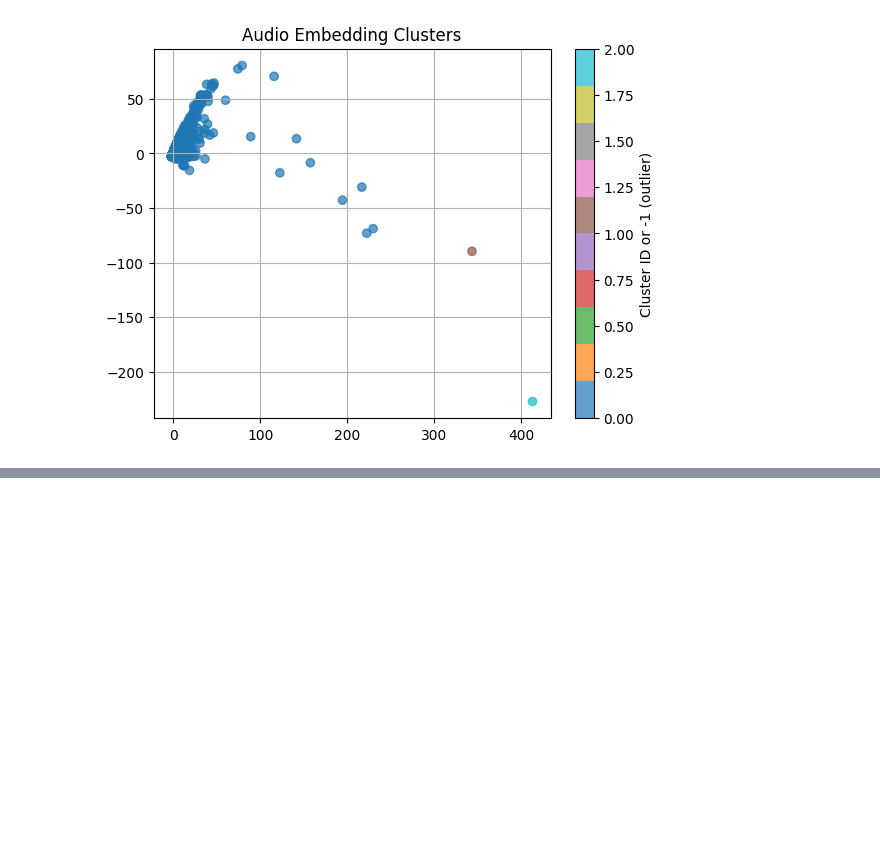
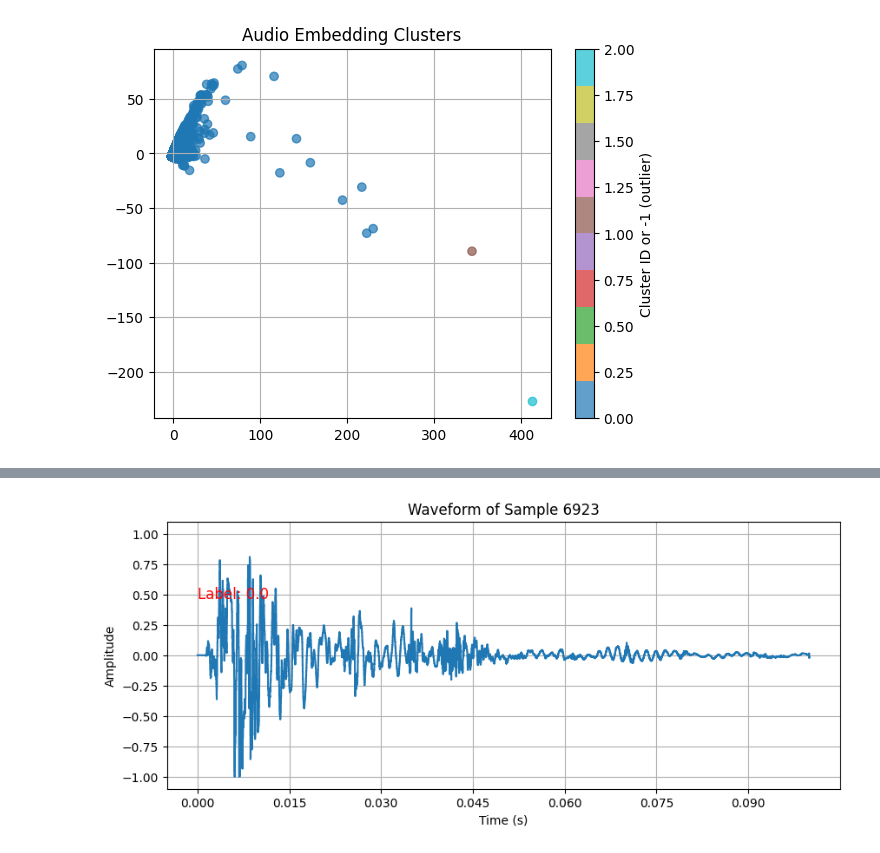
Before and after one commit to kanwarSINGH03/acoustic_signal_classification, a Jupyter notebook: evaluation/p2_cleaning.ipynb, the cells around one changed output, grey strips where cells are left out. Cells and saved outputs as stored; diff of their text form; code cells hidden in the pictures; blank space fills up the shorter version.

```diff
--- a/evaluation/p2_cleaning.ipynb
+++ b/evaluation/p2_cleaning.ipynb
@@ -86,0 +200,19 @@ plt.show()
+# %%
+#display waveform using librosa of a certain index in dataframe
+import librosa.display
+import matplotlib.pyplot as plt
+index_to_display = 6923  # Change this to the index you want to display
+sample_rate = 48000  # Assuming the sample rate is 48000 Hz
+wav = df.iloc[index_to_display, :-1].values.astype(np.float32)
+label= df.iloc[index_to_display, -1]  # Get the label for the clip
+plt.figure(figsize=(10, 4))
+librosa.display.waveshow(wav, sr=sample_rate)
+plt.title(f'Waveform of Sample {index_to_display}')
+plt.xlabel('Time (s)')
+plt.ylabel('Amplitude')
+#label in plot
+plt.text(0, 0.5, f'Label: {label}', fontsize=12, color='red', ha='left', va='center')
+plt.grid()
+plt.show()
+# %% [output]
+[figure, added]
```
Also changed, not shown: parts of 3 cells of this notebook, 5 other files.
